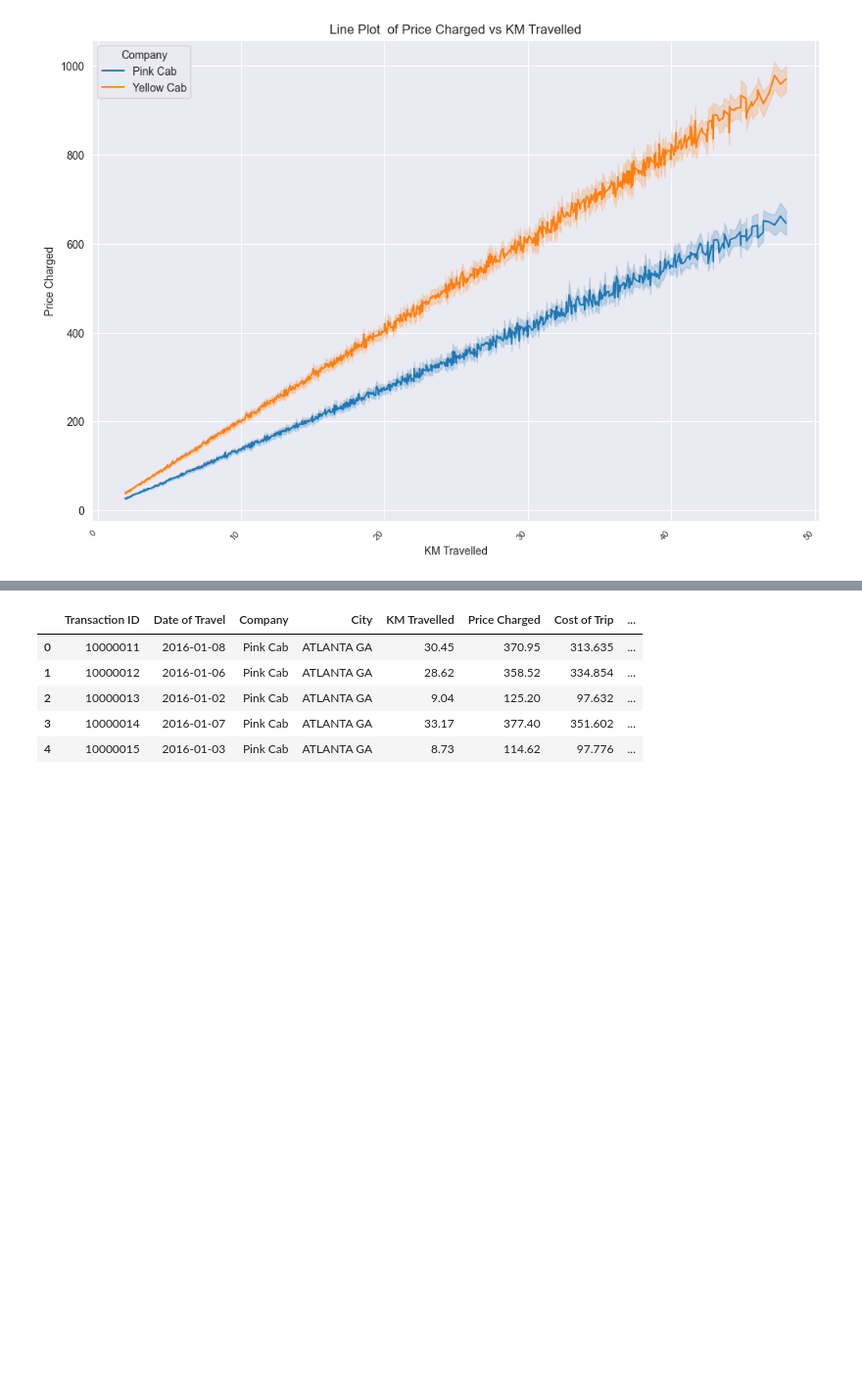
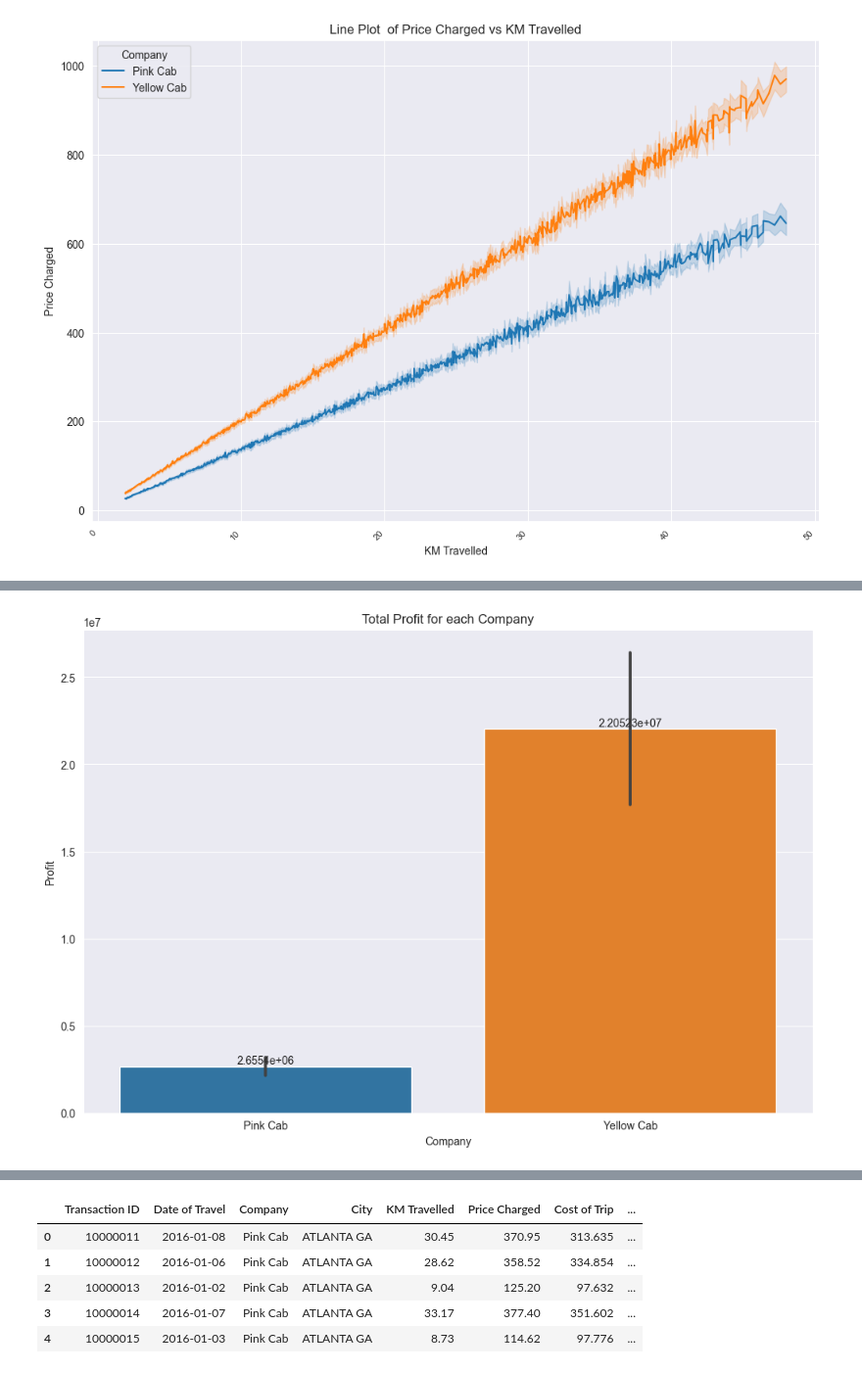
Before and after one commit to MuhammadNurilHuda/G2M-Cab-Investment, a Jupyter notebook: Data Preparation.ipynb, the cells around one changed output, grey strips where cells are left out. Shown at 98% size. Saved outputs shown, nothing was run; the diff lists cells and outputs as text; code cells hidden in the pictures; blank space fills up the shorter version.

```diff
--- a/Data Preparation.ipynb
+++ b/Data Preparation.ipynb
@@ -631,0 +649,9 @@ Yellow Cab charges a higher price than Pink Cab
+# %%
+ax = sns.barplot(data=df_grouped, x='Company', y='Total Profit')
+plt.title('Total Profit for each Company')
+plt.xlabel('Company')
+plt.ylabel('Profit')
+ax.bar_label(ax.containers[0], fontsize=10)
+plt.show()
+# %% [output]
+[figure, added]
```
Also changed, not shown: parts of 16 cells of this notebook.
